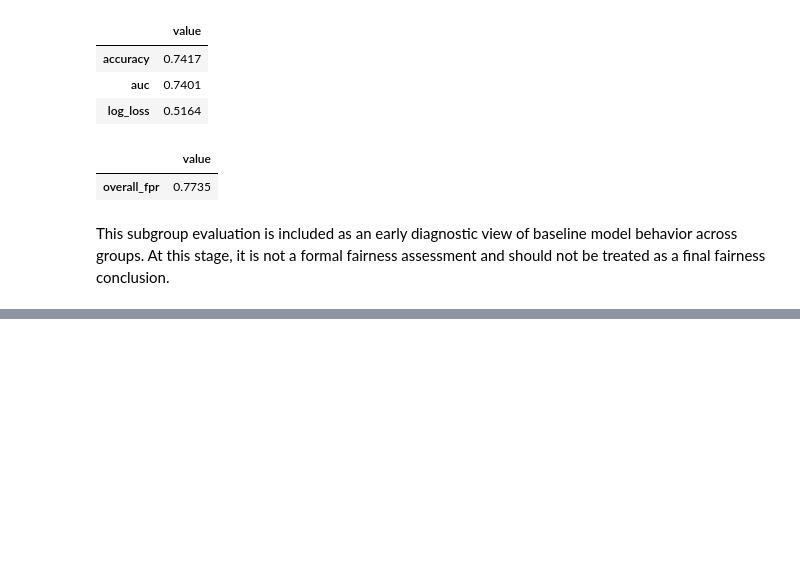
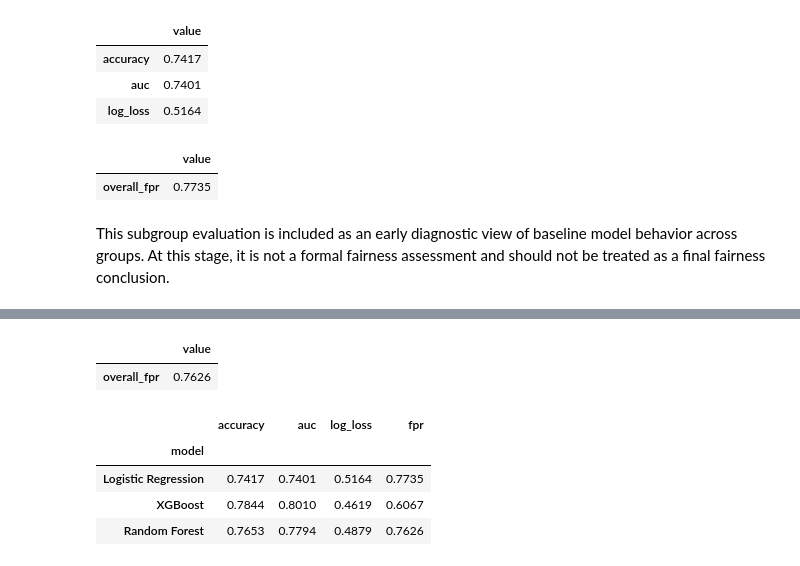
Before and after one commit to isambilo/Responsible_ML_Capstone, a Jupyter notebook: hmda_responsible_ml_capstone.ipynb, the cells around one changed output, grey strips where cells are left out. Drawn from its saved outputs; the diff is of its cells as text; code cells hidden in the pictures; blank space fills up the shorter version.

```diff
--- a/hmda_responsible_ml_capstone.ipynb
+++ b/hmda_responsible_ml_capstone.ipynb
@@ -609,0 +595,70 @@ Pipeline(steps=[('preprocess',
+# %%
+# Reuse the fitted preprocessing step from the main model pipeline without building a separate pipeline.
+rf_preprocessor = model.named_steps["preprocess"]
+X_train_rf = rf_preprocessor.transform(X_train)
+X_test_rf = rf_preprocessor.transform(X_test)
+
+# Keep the random forest lighter so it remains practical on the full HMDA training set.
+rf_model = RandomForestClassifier(
+    n_estimators=100,
+    max_depth=12,
+    min_samples_leaf=25,
+    max_features="sqrt",
+    max_samples=0.1,
+    random_state=42,
+    n_jobs=-1,
+)
+rf_model.fit(X_train_rf, y_train)
+
+y_pred_rf = rf_model.predict(X_test_rf)
+y_score_rf = rf_model.predict_proba(X_test_rf)[:, 1]
+
+rf_cm = confusion_matrix(y_test, y_pred_rf, labels=[0, 1])
+rf_tn, rf_fp, rf_fn, rf_tp = rf_cm.ravel()
+rf_fpr = rf_fp / (rf_fp + rf_tn) if (rf_fp + rf_tn) else np.nan
+
+rf_performance_metrics = pd.Series(
+    {
+        "accuracy": accuracy_score(y_test, y_pred_rf),
+        "auc": roc_auc_score(y_test, y_score_rf),
+        "log_loss": log_loss(y_test, y_score_rf),
+    }
+).round(4).to_frame("value")
+
+rf_fpr_metrics = pd.Series(
+    {
+        "overall_fpr": rf_fpr,
+    }
+).round(4).to_frame("value")
+
+display(rf_performance_metrics)
+display(rf_fpr_metrics)
+
+comparison_df = pd.DataFrame(
+    [
+        {
+            "model": "Logistic Regression",
+            "accuracy": baseline_performance_metrics.loc["accuracy", "value"],
+            "auc": baseline_performance_metrics.loc["auc", "value"],
+            "log_loss": baseline_performance_metrics.loc["log_loss", "value"],
+            "fpr": baseline_fpr_metrics.loc["overall_fpr", "value"],
+        },
+        {
+            "model": "XGBoost",
+            "accuracy": main_performance_metrics.loc["accuracy", "value"],
+            "auc": main_performance_metrics.loc["auc", "value"],
+            "log_loss": main_performance_metrics.loc["log_loss", "value"],
+            "fpr": main_fpr_metrics.loc["overall_fpr", "value"],
+        },
+        {
+            "model": "Random Forest",
+            "accuracy": rf_performance_metrics.loc["accuracy", "value"],
+            "auc": rf_performance_metrics.loc["auc", "value"],
+            "log_loss": rf_performance_metrics.loc["log_loss", "value"],
+            "fpr": rf_fpr_metrics.loc["overall_fpr", "value"],
+        },
+    ]
+).set_index("model").round(4)
+
+display(comparison_df)
+# %% [output]
@@ -609,0 +669,7 @@ Pipeline(steps=[('preprocess',
+|  | value |
+| overall_fpr | 0.7626 |
+|  | accuracy | auc | log_loss | fpr |
+| model |  |  |  |  |
+| Logistic Regression | 0.7417 | 0.7401 | 0.5164 | 0.7735 |
+| XGBoost | 0.7844 | 0.8010 | 0.4619 | 0.6067 |
+| Random Forest | 0.7653 | 0.7794 | 0.4879 | 0.7626 |
```
Also changed, not shown: parts of 5 cells of this notebook, 2 other files.
